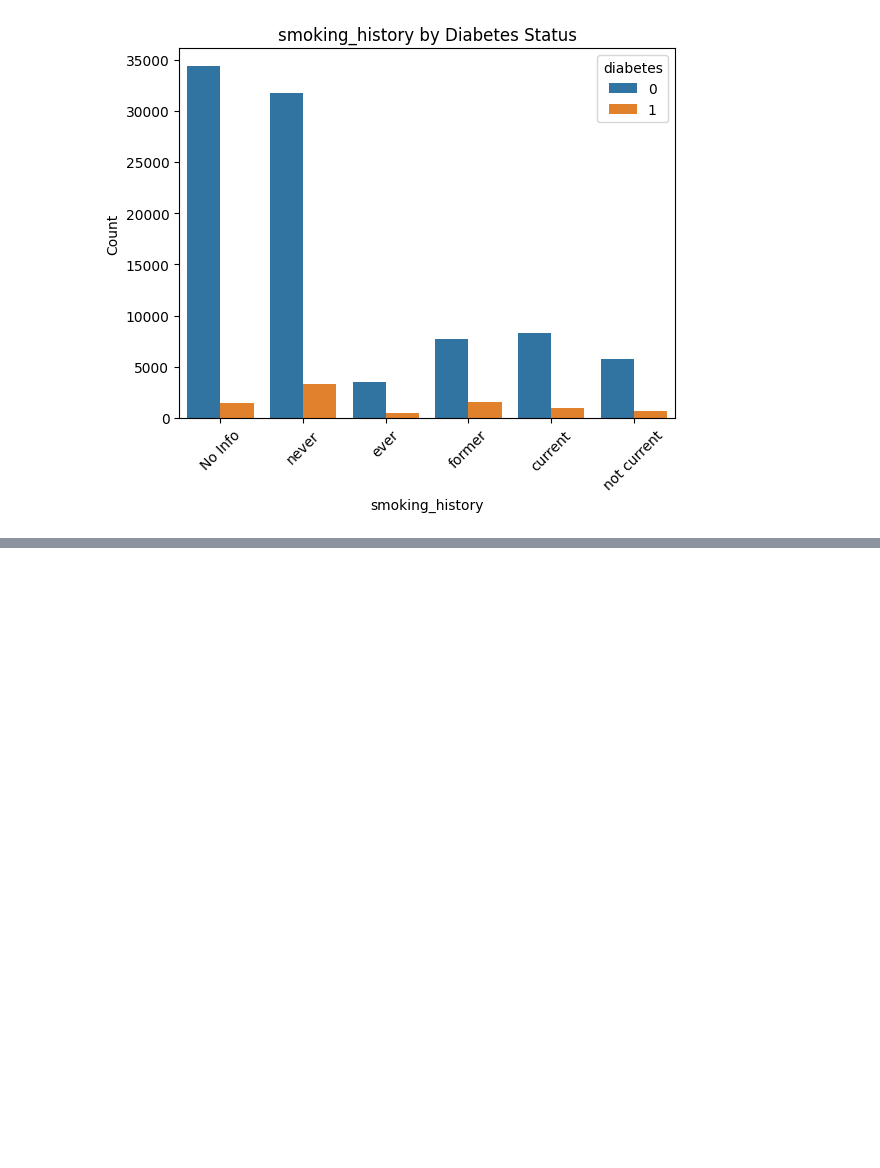
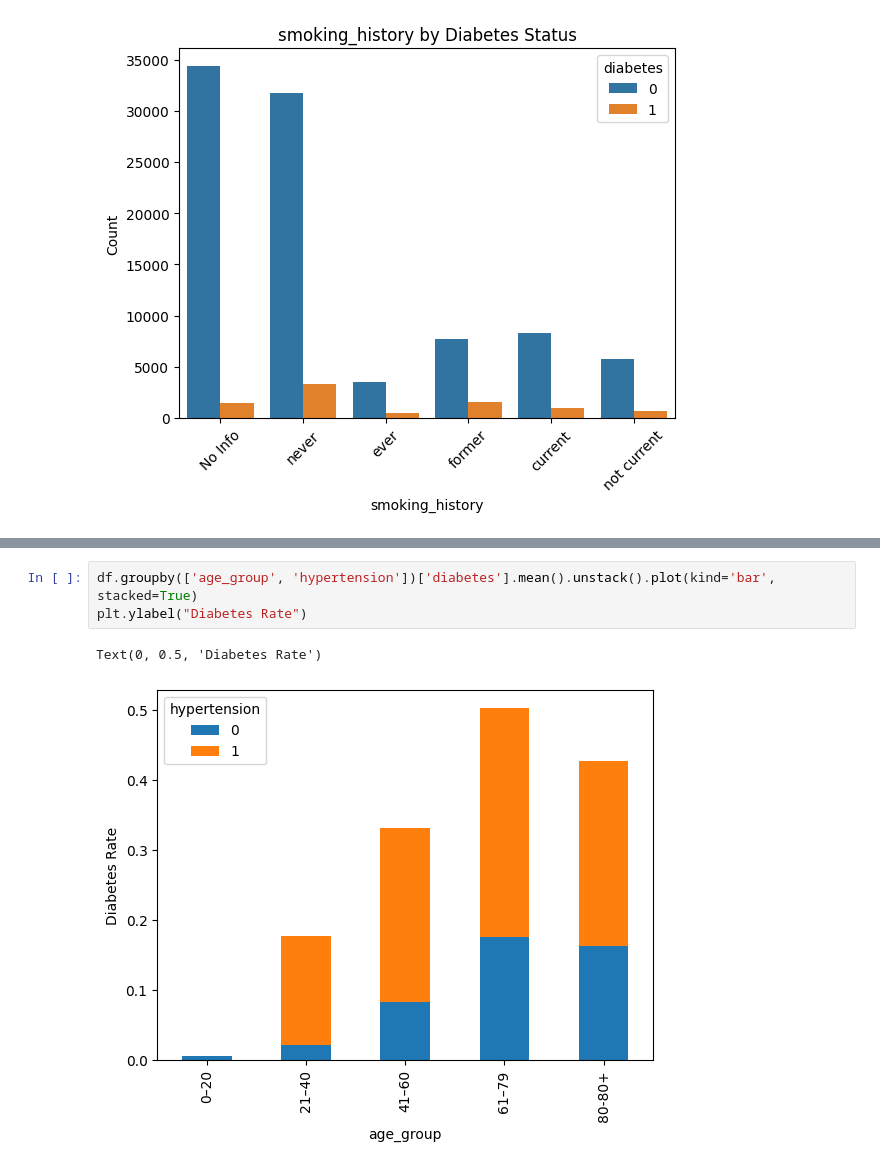
Before and after one commit to najibbi/team6-ss25-datamining, a Jupyter notebook: diabetes_eda.ipynb, the cells around one changed output, grey strips where cells are left out. Saved outputs shown, nothing was run; the diff lists cells and outputs as text; blank space fills up the shorter version.

```diff
--- a/diabetes_eda.ipynb
+++ b/diabetes_eda.ipynb
@@ -96,0 +153,6 @@ for col in categorical_cols:
+# %%
+df.groupby(['age_group', 'hypertension'])['diabetes'].mean().unstack().plot(kind='bar', stacked=True)
+plt.ylabel("Diabetes Rate")
+# %% [output]
+Text(0, 0.5, 'Diabetes Rate')
+[figure, added]
```
Also changed, not shown: parts of 4 cells of this notebook.
